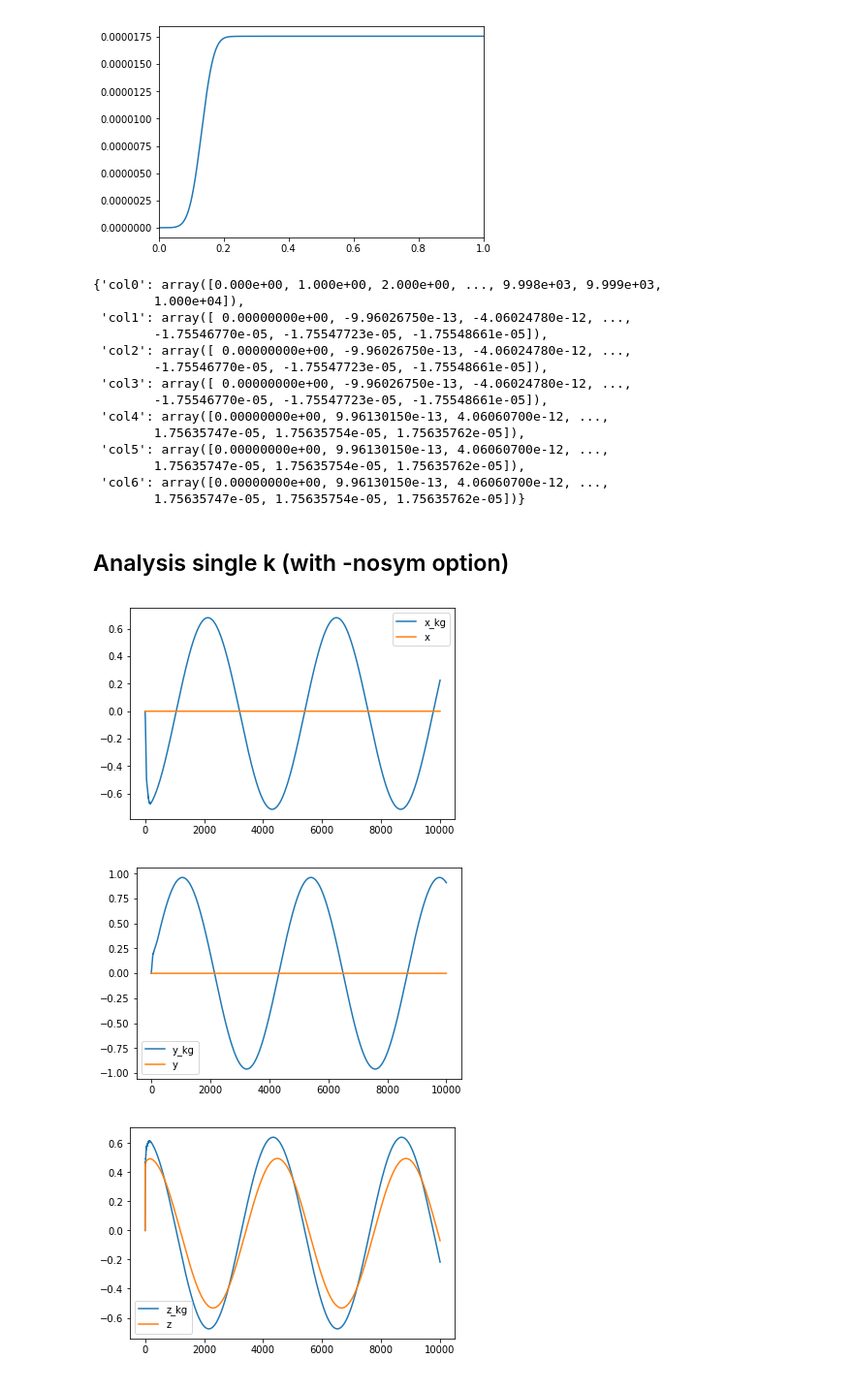
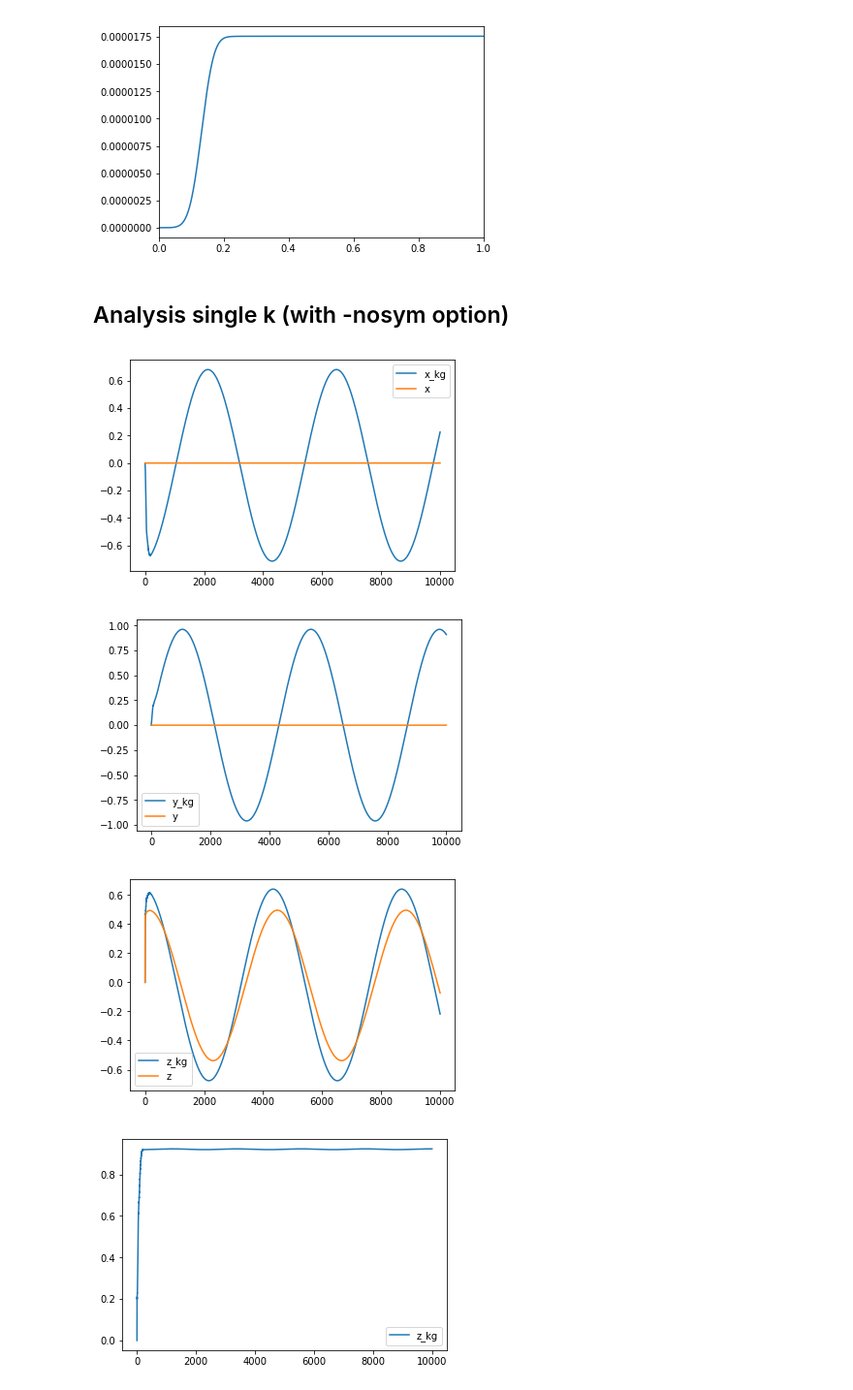
Before and after one commit to marcodalessandro76/Generation-and-decay-of-the-degree-of-spin-polarization-in-GaAs, a Jupyter notebook: ANALYSIS_Plots.ipynb, the cells around one changed output. Shown at 97% size. Saved outputs shown, nothing was run; the diff lists cells and outputs as text; code cells hidden in the pictures.

```diff
--- a/ANALYSIS_Plots.ipynb
+++ b/ANALYSIS_Plots.ipynb
@@ -962,23 +960,6 @@ plt.xlim(0.,1)
 # %% [output]
 (0.0, 1)
 [figure]
-# %%
-orb_width100
-# %% [output]
-{'col0': array([0.000e+00, 1.000e+00, 2.000e+00, ..., 9.998e+03, 9.999e+03,
-        1.000e+04]),
- 'col1': array([ 0.00000000e+00, -9.96026750e-13, -4.06024780e-12, ...,
-        -1.75546770e-05, -1.75547723e-05, -1.75548661e-05]),
- 'col2': array([ 0.00000000e+00, -9.96026750e-13, -4.06024780e-12, ...,
-        -1.75546770e-05, -1.75547723e-05, -1.75548661e-05]),
- 'col3': array([ 0.00000000e+00, -9.96026750e-13, -4.06024780e-12, ...,
-        -1.75546770e-05, -1.75547723e-05, -1.75548661e-05]),
- 'col4': array([0.00000000e+00, 9.96130150e-13, 4.06060700e-12, ...,
-        1.75635747e-05, 1.75635754e-05, 1.75635762e-05]),
- 'col5': array([0.00000000e+00, 9.96130150e-13, 4.06060700e-12, ...,
-        1.75635747e-05, 1.75635754e-05, 1.75635762e-05]),
- 'col6': array([0.00000000e+00, 9.96130150e-13, 4.06060700e-12, ...,
-        1.75635747e-05, 1.75635754e-05, 1.75635762e-05])}
 # %% [markdown]
 ## Analysis single k (with -nosym option)
 # %%
@@ -996,25 +977,30 @@ spin_kg = data1k_maxfreq_kg['spin_magnetization']
 # %%
 time = spin['time']
 time_kg = spin_kg['time']
 
 plt.plot(time_kg,spin_kg['Mc_x'],label='x_kg')
 plt.plot(time,spin['Mc_x'],label='x')
 plt.legend()
 plt.show()
 
 plt.plot(time_kg,spin_kg['Mc_y'],label='y_kg')
 plt.plot(time,spin['Mc_y'],label='y')
 plt.legend()
 plt.show()
 
 plt.plot(time_kg,spin_kg['Mc_z'],label='z_kg')
 plt.plot(time,spin['Mc_z'],label='z')
 plt.legend()
 plt.show()
+
+plt.plot(time_kg,spin_kg['Mc_x']**2+spin_kg['Mc_y']**2+spin_kg['Mc_z']**2,label='z_kg')
+plt.legend()
+plt.show()
 # %% [output]
 [figure]
 [figure]
 [figure]
+[figure, added]
 # %%
 plt.plot(time_kg,carr_kg['dne'],label='kg')
 plt.plot(time,carr['dne'],label='')
```
Also changed, not shown: parts of 17 cells of this notebook, 3 other files.
